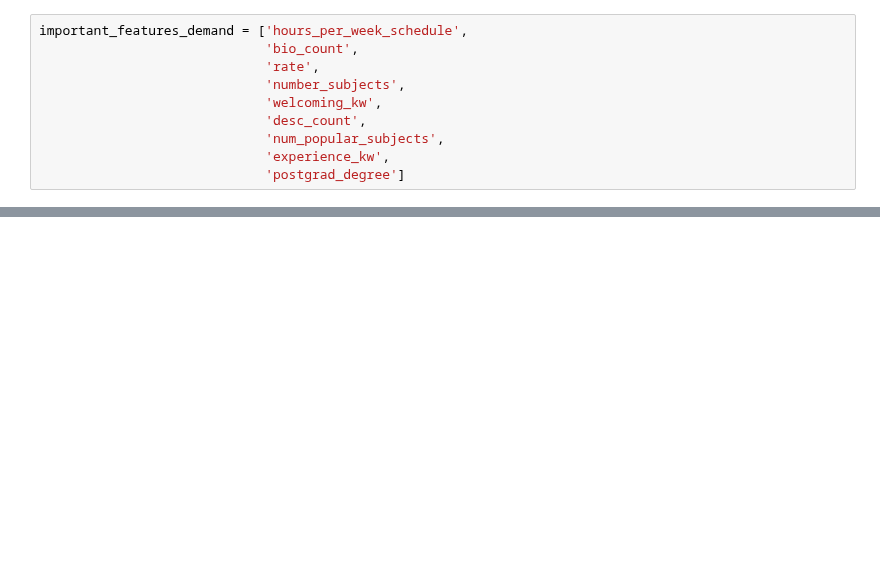
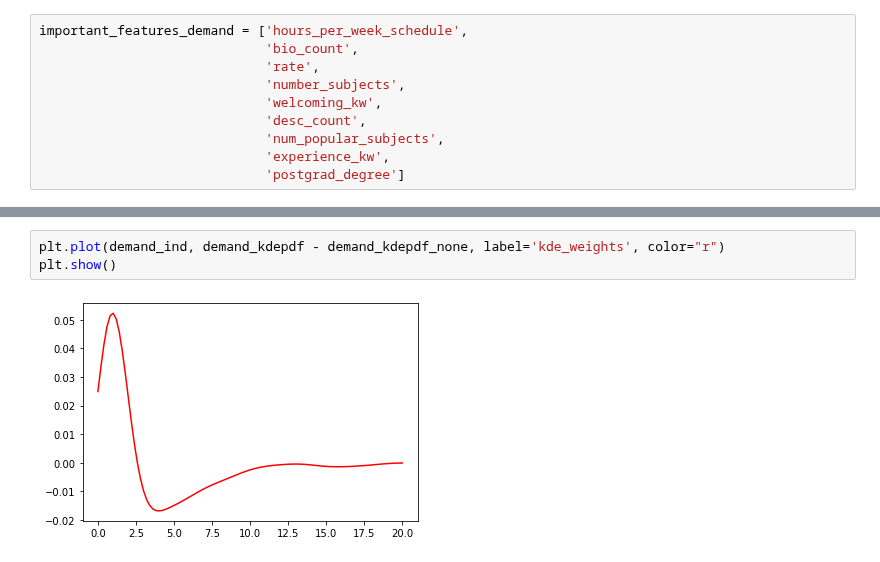
Before and after one commit to vijayoct27/tutor_prediction, a Jupyter notebook: tutor_prediction.ipynb, the cells around one changed output, grey strips where cells are left out. Cells and saved outputs as stored; diff of their text form; blank space fills up the shorter version.

```diff
--- a/tutor_prediction.ipynb
+++ b/tutor_prediction.ipynb
@@ -396,0 +406,5 @@ plt.show()
+# %%
+plt.plot(demand_ind, demand_kdepdf - demand_kdepdf_none, label='kde_weights', color="r")
+plt.show()
+# %% [output]
+[figure, added]
```
Also changed, not shown: parts of 6 cells of this notebook, 2 other files.
